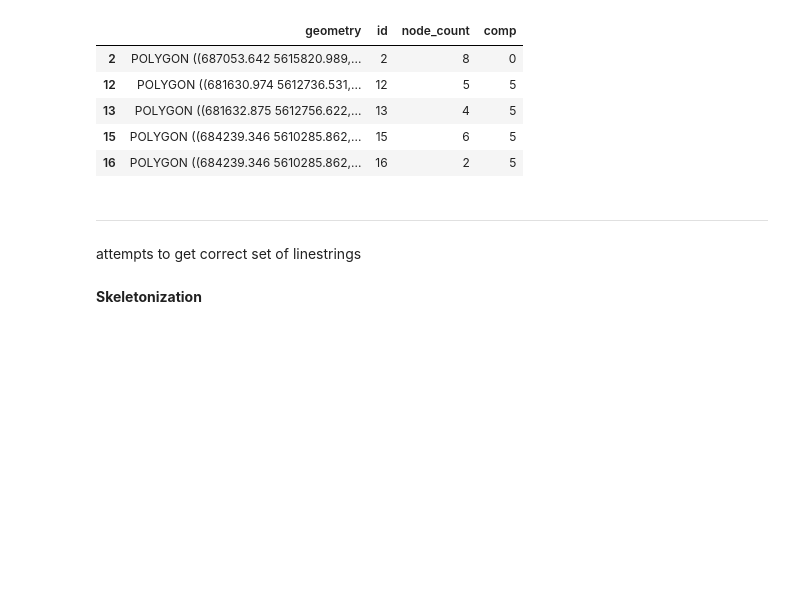
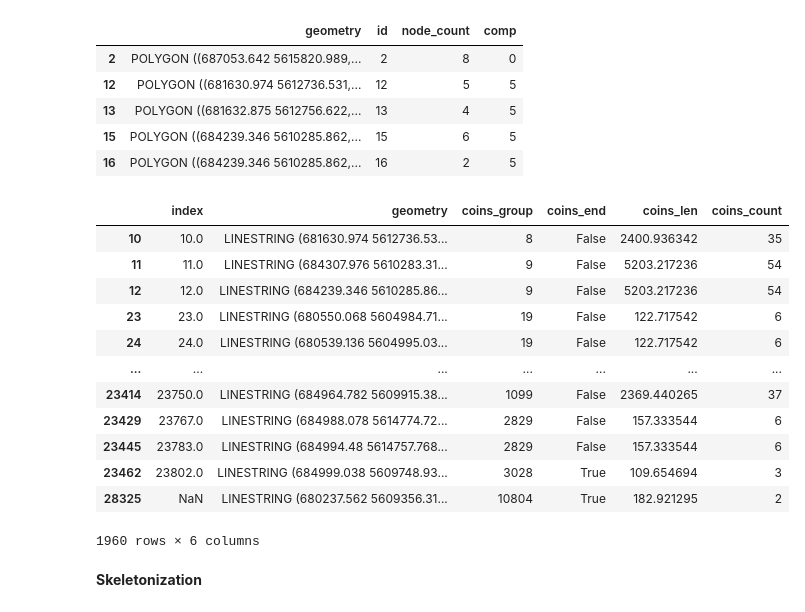
Before and after one commit to uscuni/simplification, a Jupyter notebook: notebooks/typology-multiples.ipynb, the cells around one changed output. Drawn from its saved outputs; the diff is of its cells as text; code cells hidden in the pictures; blank space fills up the shorter version.

```diff
--- a/notebooks/typology-multiples.ipynb
+++ b/notebooks/typology-multiples.ipynb
@@ -258,10 +181,6 @@ artifacts.head()
 | 13 | POLYGON ((681632.875 5612756.622,... | 13 | 4 | 5 |
 | 15 | POLYGON ((684239.346 5610285.862,... | 15 | 6 | 5 |
 | 16 | POLYGON ((684239.346 5610285.862,... | 16 | 2 | 5 |
-# %% [markdown]
-***
-
-attempts to get correct set of linestrings
 # %%
 # m = gpd.GeoSeries([cluster_geom], crs=roads.crs).explore(opacity=.1, tiles="CartoDB.Positron")
 # roads.explore(
@@ -287,2 +199,28 @@ skel, _ = voronoi_skeleton( # this is the one we need
+# %%
+edges_on_boundary = roads.intersection(cluster_geom.boundary.buffer(eps))
+# %%
+# keep only (multi)linestrings of length>eps
+edges_on_boundary = edges_on_boundary[
+    ~edges_on_boundary.is_empty &
+    edges_on_boundary.geom_type.str.contains("Line") &
+    edges_on_boundary.length > 0.01
+]
+# %%
+edges_outside = roads.iloc[edges_on_boundary.index].copy()
+edges_outside
+# %% [output]
+|  | index | geometry | coins_group | coins_end | coins_len | coins_count |
+| 10 | 10.0 | LINESTRING (681630.974 5612736.53... | 8 | False | 2400.936342 | 35 |
+| 11 | 11.0 | LINESTRING (684307.976 5610283.31... | 9 | False | 5203.217236 | 54 |
+| 12 | 12.0 | LINESTRING (684239.346 5610285.86... | 9 | False | 5203.217236 | 54 |
+| 23 | 23.0 | LINESTRING (680550.068 5604984.71... | 19 | False | 122.717542 | 6 |
+| 24 | 24.0 | LINESTRING (680539.136 5604995.03... | 19 | False | 122.717542 | 6 |
+| ... | ... | ... | ... | ... | ... | ... |
+| 23414 | 23750.0 | LINESTRING (684964.782 5609915.38... | 1099 | False | 2369.440265 | 37 |
+| 23429 | 23767.0 | LINESTRING (684988.078 5614774.72... | 2829 | False | 157.333544 | 6 |
+| 23445 | 23783.0 | LINESTRING (684994.48 5614757.768... | 2829 | False | 157.333544 | 6 |
+| 23462 | 23802.0 | LINESTRING (684999.038 5609748.93... | 3028 | True | 109.654694 | 3 |
+| 28325 | NaN | LINESTRING (680237.562 5609356.31... | 10804 | True | 182.921295 | 2 |
+1960 rows × 6 columns
 # %% [markdown]
 **Skeletonization**
```
Also changed, not shown: parts of 24 cells of this notebook.
